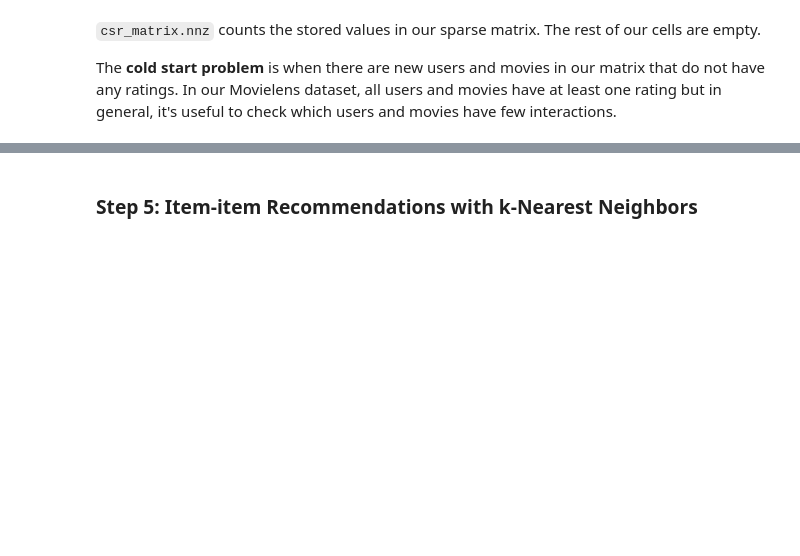
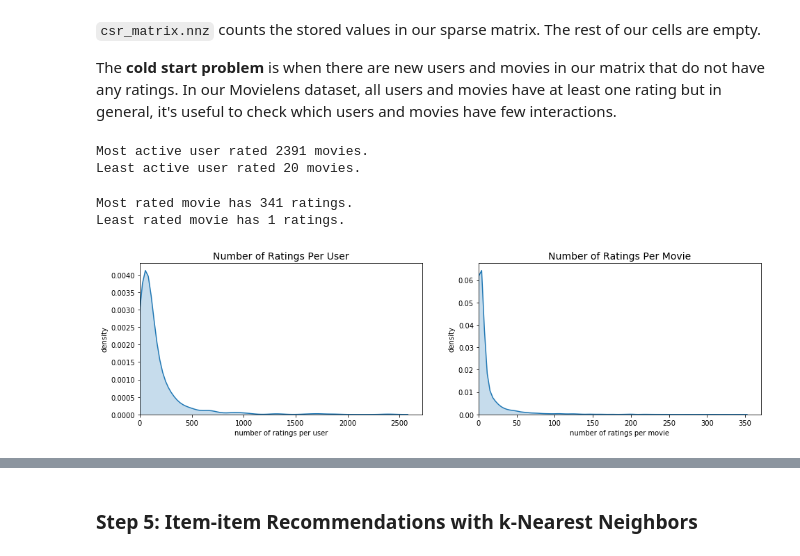
Before and after one commit to topspinj/pydata-workshop, a Jupyter notebook: tutorial.ipynb, the cells around one changed output, grey strips where cells are left out. Drawn from its saved outputs; the diff is of its cells as text; code cells hidden in the pictures; blank space fills up the shorter version.

```diff
--- a/tutorial.ipynb
+++ b/tutorial.ipynb
@@ -212,19 +220,19 @@ def create_X(df):
         movie_mapper: dict that maps movie id's to movie indices
         movie_inv_mapper: dict that maps movie indices to movie id's
     """
-    N = df['userId'].nunique()
-    M = df['movieId'].nunique()
+    M = df['userId'].nunique()
+    N = df['movieId'].nunique()
 
-    user_mapper = dict(zip(np.unique(df["userId"]), list(range(N))))
-    movie_mapper = dict(zip(np.unique(df["movieId"]), list(range(M))))
+    user_mapper = dict(zip(np.unique(df["userId"]), list(range(M))))
+    movie_mapper = dict(zip(np.unique(df["movieId"]), list(range(N))))
 
-    user_inv_mapper = dict(zip(list(range(N)), np.unique(df["userId"])))
-    movie_inv_mapper = dict(zip(list(range(M)), np.unique(df["movieId"])))
+    user_inv_mapper = dict(zip(list(range(M)), np.unique(df["userId"])))
+    movie_inv_mapper = dict(zip(list(range(N)), np.unique(df["movieId"])))
 
     user_index = [user_mapper[i] for i in df['userId']]
     item_index = [movie_mapper[i] for i in df['movieId']]
 
-    X = csr_matrix((df["rating"], (item_index, user_index)), shape=(M, N))
+    X = csr_matrix((df["rating"], (user_index,item_index)), shape=(M,N))
 
     return X, user_mapper, movie_mapper, user_inv_mapper, movie_inv_mapper
 
@@ -244,3 +252,36 @@ Matrix sparsity: 1.64%
 `csr_matrix.nnz` counts the stored values in our sparse matrix. The rest of our cells are empty.
 
 The **cold start problem** is when there are new users and movies in our matrix that do not have any ratings. In our Movielens dataset, all users and movies have at least one rating but in general, it's useful to check which users and movies have few interactions.
+# %%
+n_ratings_per_user = X.getnnz(axis=1)
+
+print(f"Most active user rated {n_ratings_per_user.max()} movies.")
+print(f"Least active user rated {n_ratings_per_user.min()} movies.")
+# %% [output]
+Most active user rated 2391 movies.
+Least active user rated 20 movies.
+# %%
+n_ratings_per_movie = X.getnnz(axis=0)
+
+print(f"Most rated movie has {n_ratings_per_movie.max()} ratings.")
+print(f"Least rated movie has {n_ratings_per_movie.min()} ratings.")
+# %% [output]
+Most rated movie has 341 ratings.
+Least rated movie has 1 ratings.
+# %%
+plt.figure(figsize=(16,4))
+plt.subplot(1,2,1)
+sns.kdeplot(n_ratings_per_user, shade=True)
+plt.xlim(0)
+plt.title("Number of Ratings Per User", fontsize=14)
+plt.xlabel("number of ratings per user")
+plt.ylabel("density")
+plt.subplot(1,2,2)
+sns.kdeplot(n_ratings_per_movie, shade=True)
+plt.xlim(0)
+plt.title("Number of Ratings Per Movie", fontsize=14)
+plt.xlabel("number of ratings per movie")
+plt.ylabel("density")
+plt.show()
+# %% [output]
+[figure, added]
```
Also changed, not shown: parts of 22 cells of this notebook.
